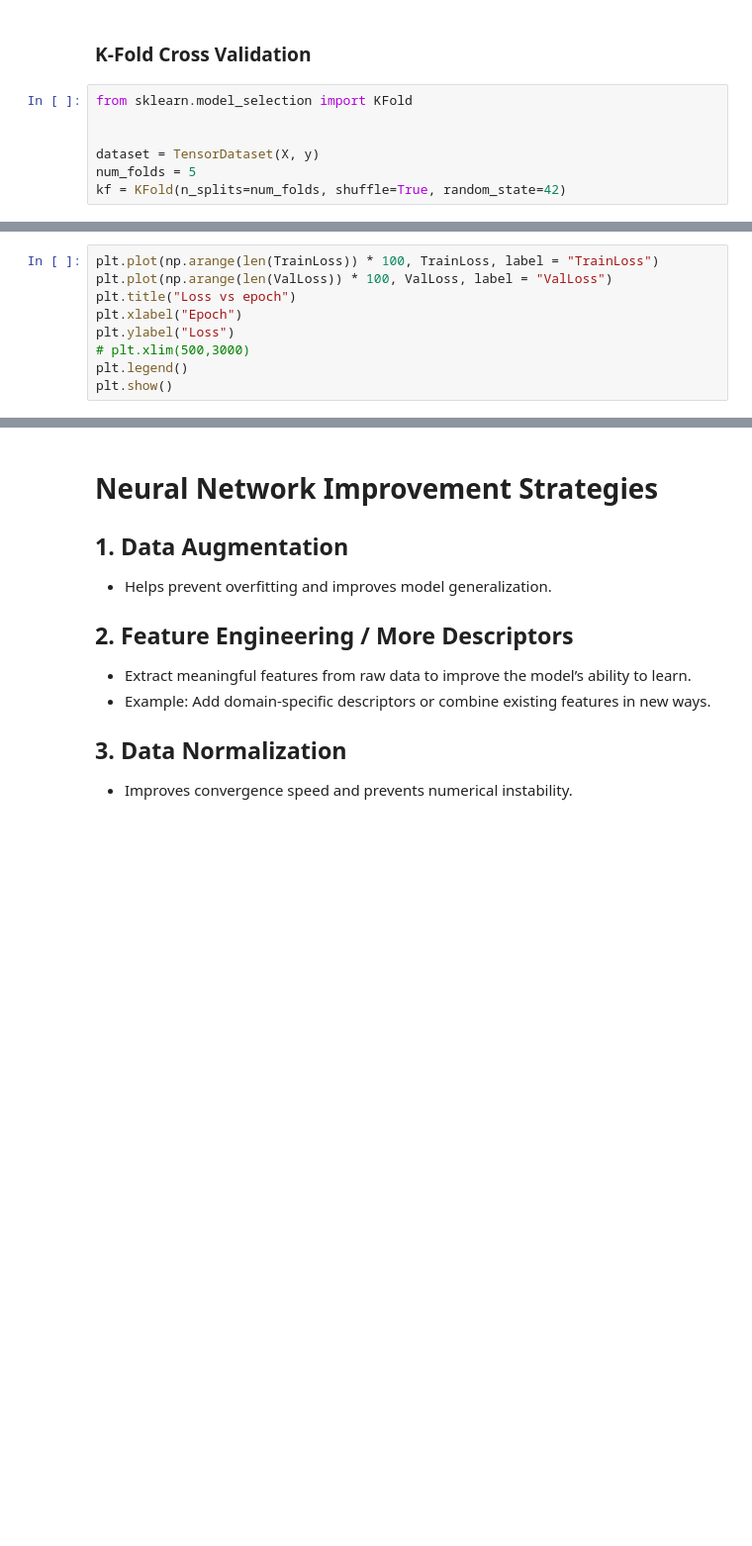
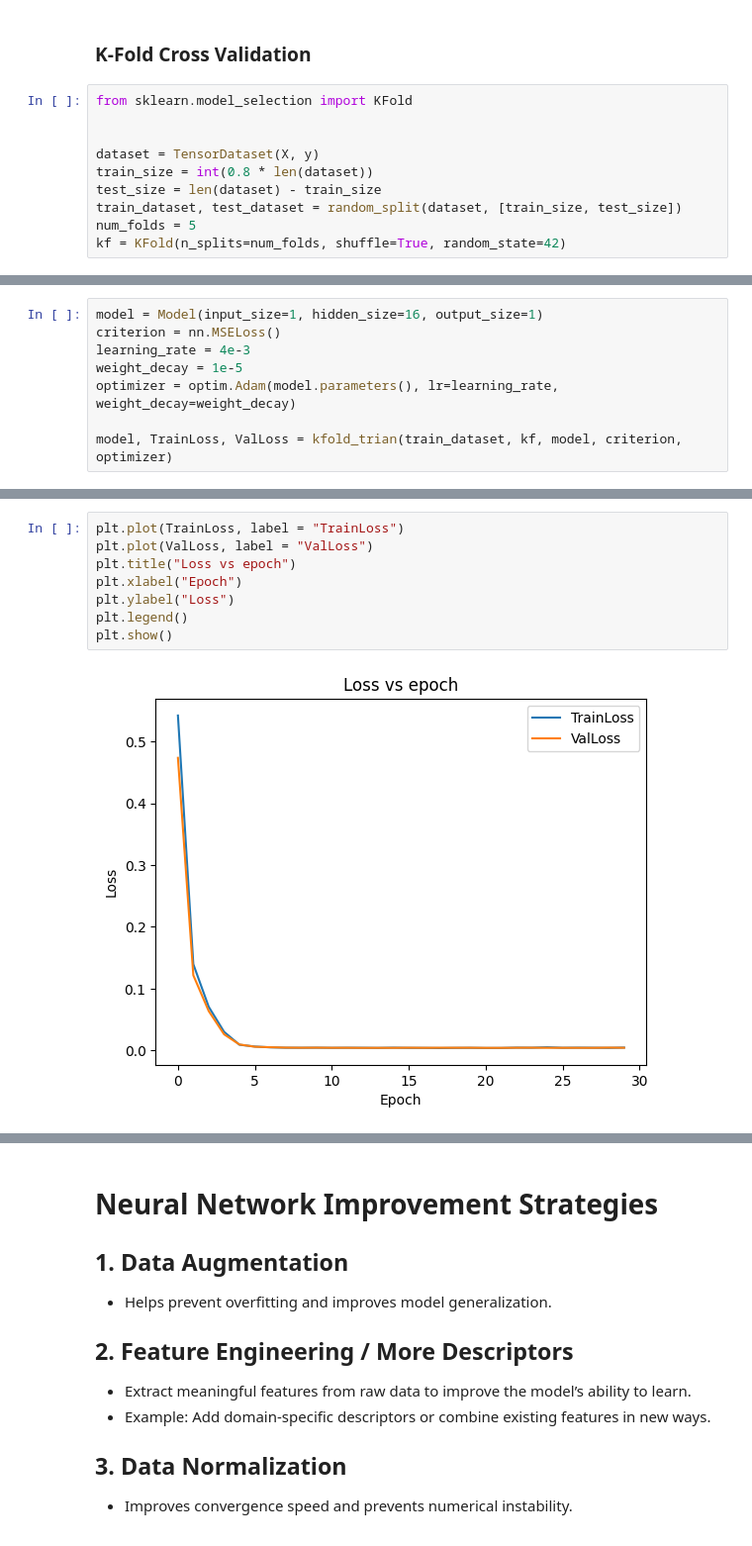
Before and after one commit to Ghoniem-Org/DatabaseCodes, a Jupyter notebook: Jupyter/PytorchTraining.ipynb, the cells around one changed output, grey strips where cells are left out. Shown at 99% size. Saved outputs shown, nothing was run; the diff lists cells and outputs as text; blank space fills up the shorter version.

```diff
--- a/Jupyter/PytorchTraining.ipynb
+++ b/Jupyter/PytorchTraining.ipynb
@@ -144,6 +175,9 @@ from sklearn.model_selection import KFold
 
 
 dataset = TensorDataset(X, y)
+train_size = int(0.8 * len(dataset))
+test_size = len(dataset) - train_size
+train_dataset, test_dataset = random_split(dataset, [train_size, test_size])
 num_folds = 5
 kf = KFold(n_splits=num_folds, shuffle=True, random_state=42)
 # %%
@@ -198,0 +232,8 @@ for epoch in range(epochs):
+# %%
+model = Model(input_size=1, hidden_size=16, output_size=1)
+criterion = nn.MSELoss()
+learning_rate = 4e-3
+weight_decay = 1e-5
+optimizer = optim.Adam(model.parameters(), lr=learning_rate, weight_decay=weight_decay)
+
+model, TrainLoss, ValLoss = kfold_trian(train_dataset, kf, model, criterion, optimizer)
@@ -199,12 +258,13 @@ for epoch in range(epochs):
 # %%
-plt.plot(np.arange(len(TrainLoss)) * 100, TrainLoss, label = "TrainLoss")
-plt.plot(np.arange(len(ValLoss)) * 100, ValLoss, label = "ValLoss")
+plt.plot(TrainLoss, label = "TrainLoss")
+plt.plot(ValLoss, label = "ValLoss")
 plt.title("Loss vs epoch")
 plt.xlabel("Epoch")
 plt.ylabel("Loss")
-# plt.xlim(500,3000)
 plt.legend()
 plt.show()
+# %% [output]
+[figure, added]
 # %%
 model.eval()
 test_loss = 0
```
Also changed, not shown: parts of 37 cells of this notebook, 2 other files.
